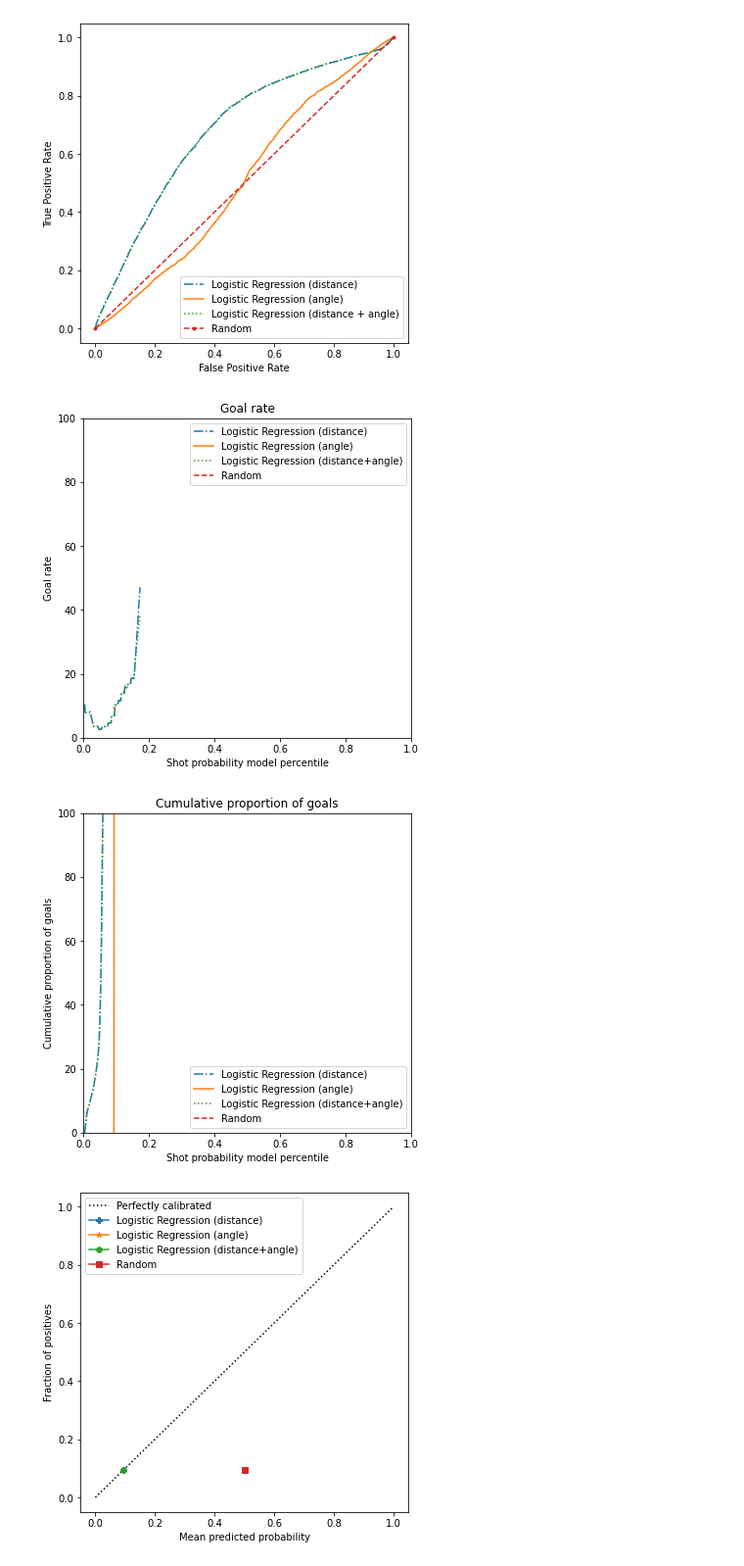
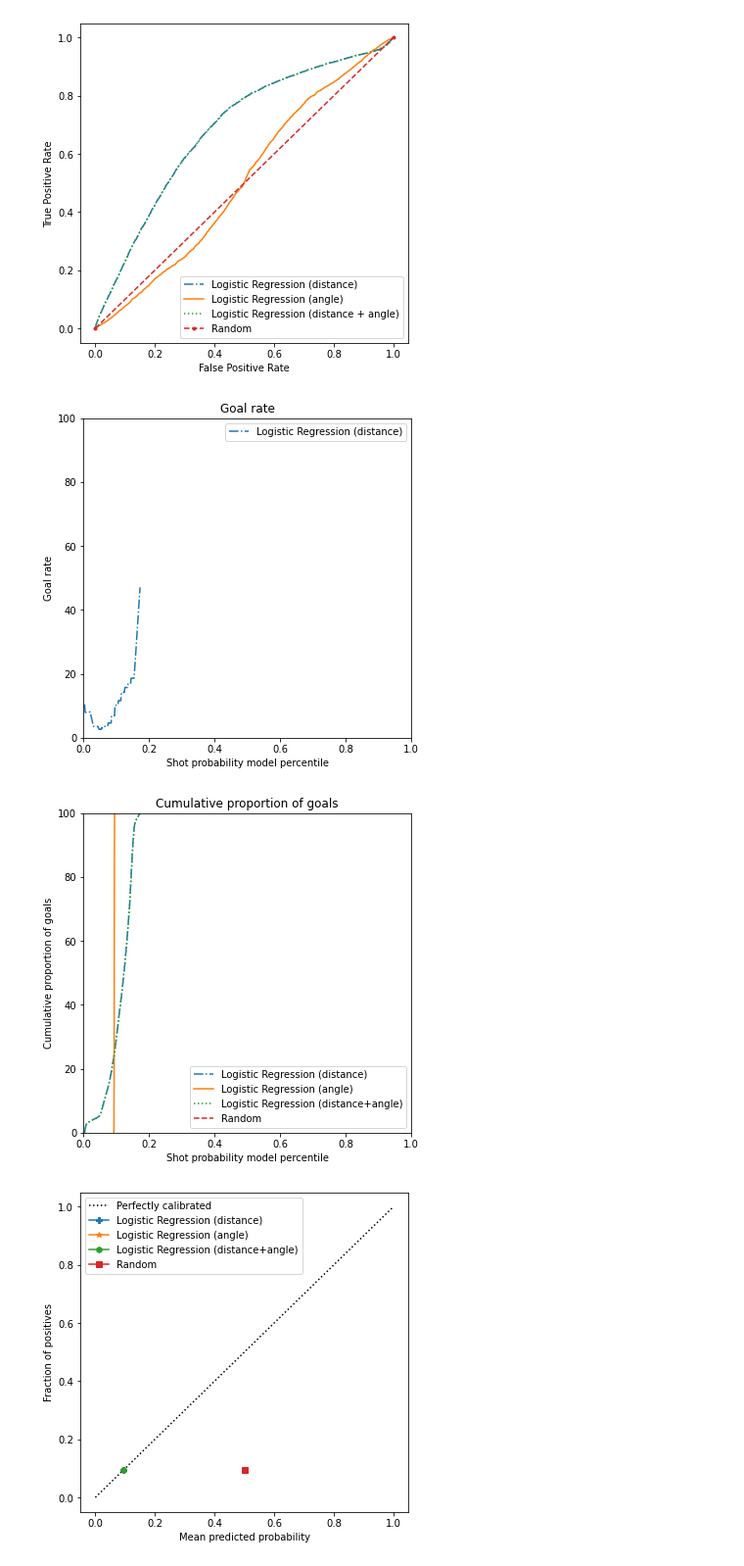
Before and after one commit to sorinmuchi/IFT6758, a Jupyter notebook: notebooks/3-BaselineModels.ipynb, the cells around one changed output. Shown at 98% size. Saved outputs shown, nothing was run; the diff lists cells and outputs as text; code cells hidden in the pictures.

```diff
--- a/notebooks/3-BaselineModels.ipynb
+++ b/notebooks/3-BaselineModels.ipynb
@@ -204,41 +214,44 @@ def compute_goal_rate_per_percentile(probs, y):
         no_goals = 0
         for idx, p in enumerate(probs):
 #             if p<=percentile:
             if round(p, 2)==r_percentile:
                 if y[idx]==1:
                     goals+=1
                 else:
                     no_goals+=1
-        rate = goals *100 / (goals + no_goals)
+        if (goals+no_goals==0):
+            rate=0
+        else:
+            rate = goals *100 / (goals + no_goals)
         percentiles.append(percentile)
         rates.append(rate)
     return percentiles, rates
 
 
 percentiles1, rates1 = compute_goal_rate_per_percentile(lr_probs1, y_val)
-percentiles2, rates2 = compute_goal_rate_per_percentile(lr_probs2, y_val)
-percentiles3, rates3 = compute_goal_rate_per_percentile(lr_probs3, y_val)
-percentiles4, rates4 = compute_goal_rate_per_percentile(random_probs, y_val)
+# percentiles2, rates2 = compute_goal_rate_per_percentile(lr_probs2, y_val)
+# percentiles3, rates3 = compute_goal_rate_per_percentile(lr_probs3, y_val)
+# percentiles4, rates4 = compute_goal_rate_per_percentile(random_probs, y_val)
 
 plt.figure(figsize=(6, 6))
 
 plt.plot(percentiles1, rates1, linestyle='-.', label='Logistic Regression (distance)')
-plt.plot(percentiles2, rates2, linestyle='-', label='Logistic Regression (angle)')
-plt.plot(percentiles3, rates3, linestyle=':', label='Logistic Regression (distance+angle)')
-plt.plot(percentiles4, rates4, linestyle='--', label='Random')
+# plt.plot(percentiles2, rates2, linestyle='-', label='Logistic Regression (angle)')
+# plt.plot(percentiles3, rates3, linestyle=':', label='Logistic Regression (distance+angle)')
+# plt.plot(percentiles4, rates4, linestyle='--', label='Random')
 
 plt.xlabel('Shot probability model percentile')
 plt.ylabel('Goal rate')
 plt.legend()
 plt.ylim([0, 100])
 plt.xlim([0, 1])
 plt.title('Goal rate')
 
 plt.savefig('../figures/3-goal_rate_percentile_1.png')
 
 plt.show()
 # %% [output]
-[figure, old version]
+[figure, new version]
 # %%
 ### cumulative portion of goals = F(shot probability model percentile) ###
 
@@ -250,6 +263,7 @@ def compute_cumulative_propotion_of_goals_per_percentile(probs, y):
     cum_goals = 0
     for i in range(0, 101):
         percentile = np.percentile(probs, i)
+        cum_goals=0
         for idx, p in enumerate(probs):
             if p<=percentile:
                 if y[idx]==1:
@@ -283,7 +297,7 @@ plt.savefig('../figures/3-goal_rate_percentile_2.png')
 
 plt.show()
 # %% [output]
-[figure, old version]
+[figure, new version]
 # %%
 fig, ax = plt.subplots(figsize=(6, 6))
 
```
Also changed, not shown: parts of 10 cells of this notebook, 7 other files.
